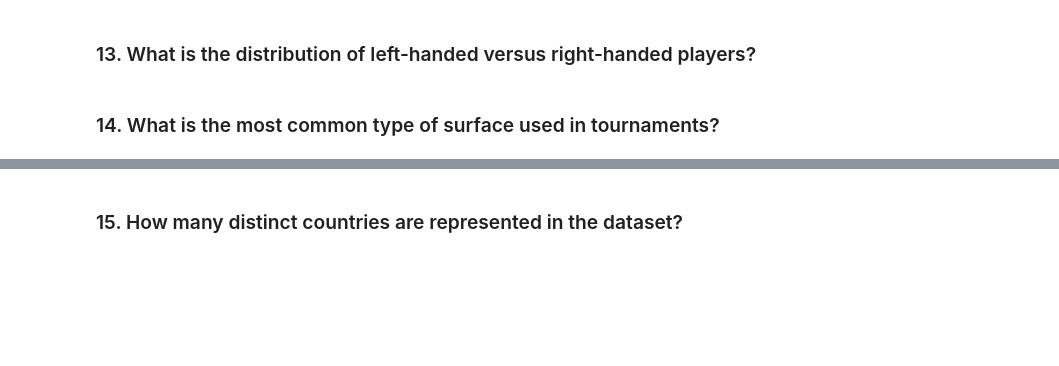
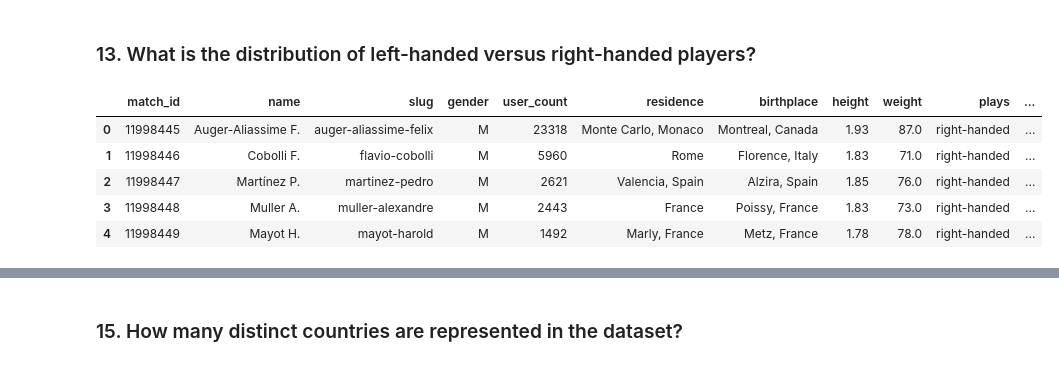
Before and after one commit to ParsaDEV15/Tennis-Project, a Jupyter notebook: notebooks/tennis_analysis.ipynb, the cells around one changed output, grey strips where cells are left out. Drawn from its saved outputs; the diff is of its cells as text; code cells hidden in the pictures; blank space fills up the shorter version.

```diff
--- a/notebooks/tennis_analysis.ipynb
+++ b/notebooks/tennis_analysis.ipynb
@@ -712,5 +712,15 @@ plt.show()
 del power_df, match_away_df, match_home_df, power_concat_merged_df, home_away_concat_df
 # %% [markdown]
 <h3>13. What is the distribution of left-handed versus right-handed players? </h3>
-# %% [markdown]
-<h3>14. What is the most common type of surface used in tournaments? </h3>
+# %%
+df_away = pd.read_parquet('../data/raw/parquets/match_away_team.parquet', engine = 'pyarrow')
+df_home = pd.read_parquet('../data/raw/parquets/match_home_team.parquet', engine = 'pyarrow')
+
+df_away.head()
+# %% [output]
+|  | match_id | name | slug | gender | user_count | residence | birthplace | height | weight | plays | ... |
+| 0 | 11998445 | Auger-Aliassime F. | auger-aliassime-felix | M | 23318 | Monte Carlo, Monaco | Montreal, Canada | 1.93 | 87.0 | right-handed | ... |
+| 1 | 11998446 | Cobolli F. | flavio-cobolli | M | 5960 | Rome | Florence, Italy | 1.83 | 71.0 | right-handed | ... |
+| 2 | 11998447 | Martínez P. | martinez-pedro | M | 2621 | Valencia, Spain | Alzira, Spain | 1.85 | 76.0 | right-handed | ... |
+| 3 | 11998448 | Muller A. | muller-alexandre | M | 2443 | France | Poissy, France | 1.83 | 73.0 | right-handed | ... |
+| 4 | 11998449 | Mayot H. | mayot-harold | M | 1492 | Marly, France | Metz, France | 1.78 | 78.0 | right-handed | ... |
```
Also changed, not shown: parts of 22 cells of this notebook.
